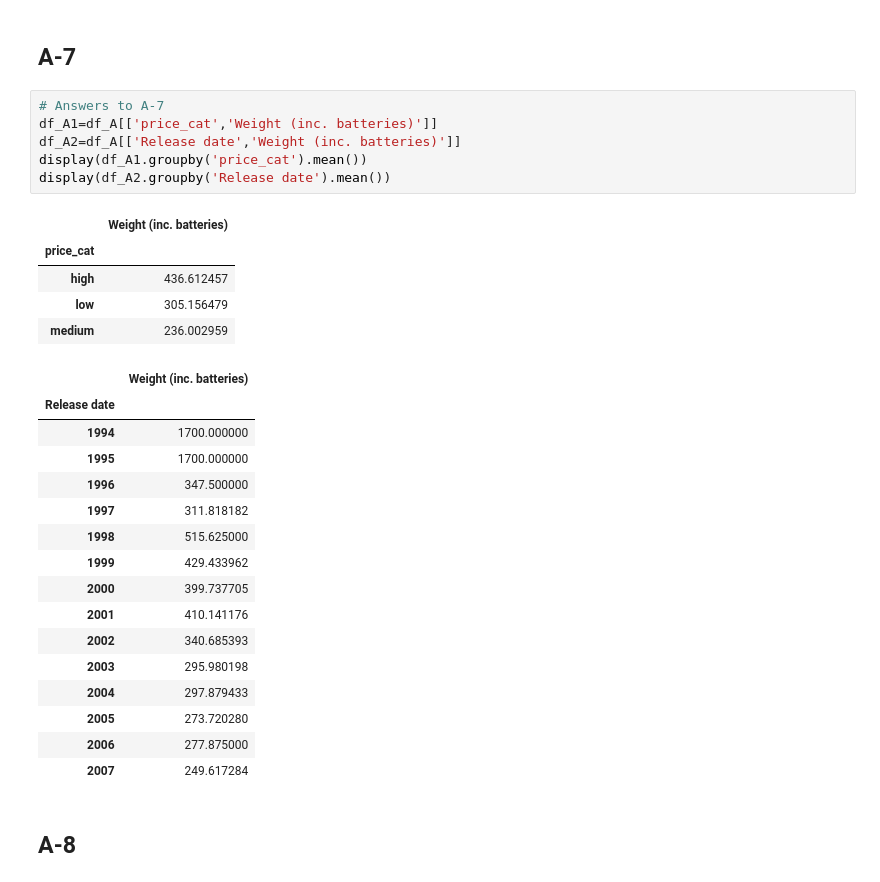
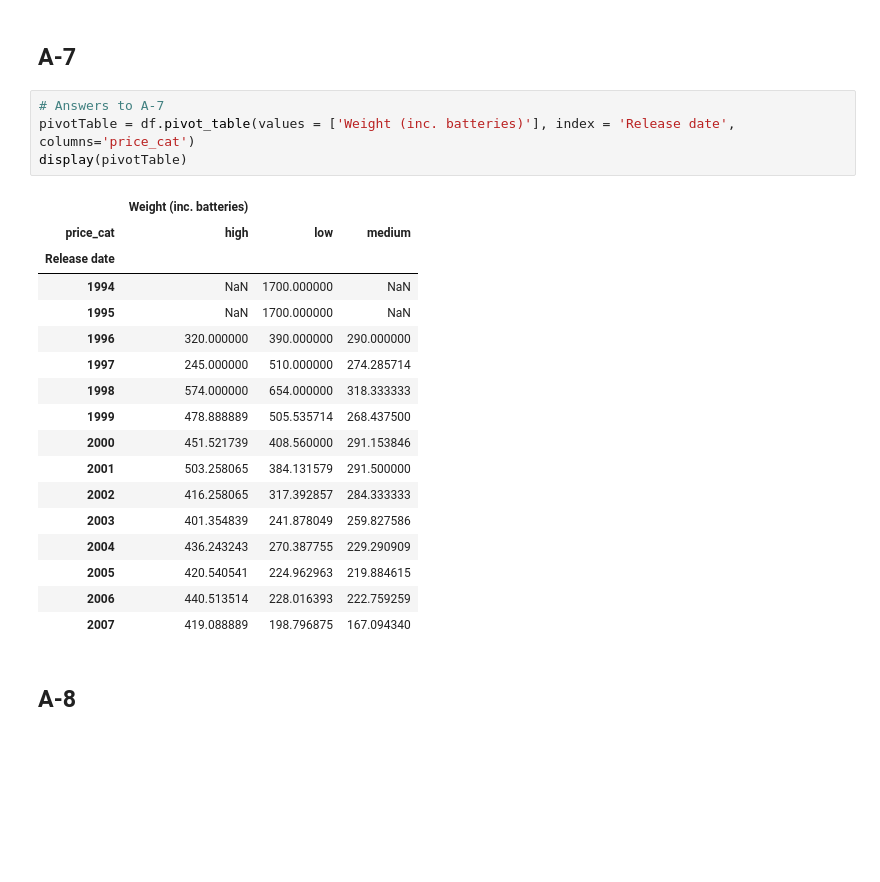
Before and after one commit to ABDULMOHSEEN-AlAli/ISE291_Project, a Jupyter notebook: Homework_3/Template HW-03.ipynb, the cells around one changed output. Saved outputs shown, nothing was run; the diff lists cells and outputs as text; blank space fills up the shorter version.

```diff
--- a/Homework_3/Template HW-03.ipynb
+++ b/Homework_3/Template HW-03.ipynb
@@ -237,32 +239,26 @@ the price_cat categories concentrate in the range from -1000 to 1000 in pca2 and
 ## A-7
 # %%
 # Answers to A-7
-df_A1=df_A[['price_cat','Weight (inc. batteries)']]
-df_A2=df_A[['Release date','Weight (inc. batteries)']]
-display(df_A1.groupby('price_cat').mean())
-display(df_A2.groupby('Release date').mean())
+pivotTable = df.pivot_table(values = ['Weight (inc. batteries)'], index = 'Release date', columns='price_cat')
+display(pivotTable)
 # %% [output]
-|  | Weight (inc. batteries) |
-| price_cat |  |
-| high | 436.612457 |
-| low | 305.156479 |
-| medium | 236.002959 |
+|  | Weight (inc. batteries) |  |  |
+| price_cat | high | low | medium |
+| Release date |  |  |  |
+| 1994 | NaN | 1700.000000 | NaN |
+| 1995 | NaN | 1700.000000 | NaN |
+| 1996 | 320.000000 | 390.000000 | 290.000000 |
+| 1997 | 245.000000 | 510.000000 | 274.285714 |
+| 1998 | 574.000000 | 654.000000 | 318.333333 |
+| 1999 | 478.888889 | 505.535714 | 268.437500 |
+| 2000 | 451.521739 | 408.560000 | 291.153846 |
+| 2001 | 503.258065 | 384.131579 | 291.500000 |
+| 2002 | 416.258065 | 317.392857 | 284.333333 |
+| 2003 | 401.354839 | 241.878049 | 259.827586 |
+| 2004 | 436.243243 | 270.387755 | 229.290909 |
+| 2005 | 420.540541 | 224.962963 | 219.884615 |
+| 2006 | 440.513514 | 228.016393 | 222.759259 |
+| 2007 | 419.088889 | 198.796875 | 167.094340 |
-|  | Weight (inc. batteries) |
-| Release date |  |
-| 1994 | 1700.000000 |
-| 1995 | 1700.000000 |
-| 1996 | 347.500000 |
-| 1997 | 311.818182 |
-| 1998 | 515.625000 |
-| 1999 | 429.433962 |
-| 2000 | 399.737705 |
-| 2001 | 410.141176 |
-| 2002 | 340.685393 |
-| 2003 | 295.980198 |
-| 2004 | 297.879433 |
-| 2005 | 273.720280 |
-| 2006 | 277.875000 |
-| 2007 | 249.617284 |
 # %% [markdown]
 ## A-8
 # %%
```
Also changed, not shown: parts of 2 cells of this notebook, 1 other file.
